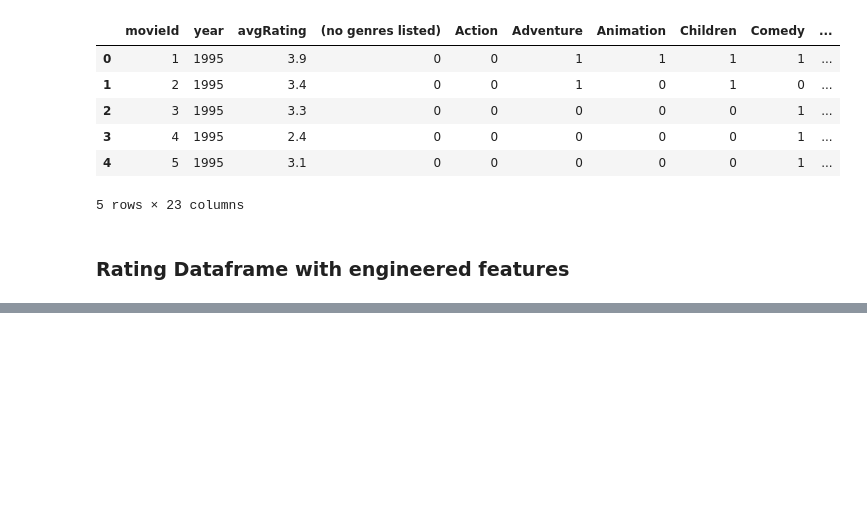
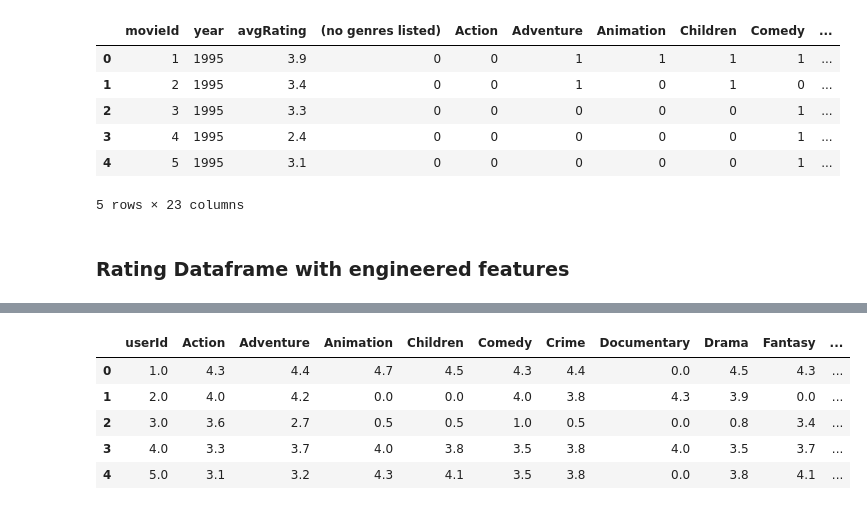
Before and after one commit to Darklaneanjana/FDM_Mini_Project, a Jupyter notebook: Movie_Recommender.ipynb, the cells around one changed output, grey strips where cells are left out. Saved outputs shown, nothing was run; the diff lists cells and outputs as text; code cells hidden in the pictures; blank space fills up the shorter version.

```diff
--- a/Movie_Recommender.ipynb
+++ b/Movie_Recommender.ipynb
@@ -136,0 +124,35 @@ rateDF
+# %%
+# Initializing the movie vector
+userVector = pd.DataFrame(columns= ['userId'] + list(cols[4:]))
+# %%
+# get max userId
+n = rateDF['userId'].max()
+
+# Calculating average rating for each genre for each user
+for i in range(n):
+    userId = i+1
+
+    # get all movies rated by one user
+    userMovies = rateDF.loc[rateDF['userId'] == userId]
+    userRatings = userMovies['rating'].values
+    movieIds = userMovies['movieId'].values
+    # Each movie is represented by a one hot encoding vector of genre
+    userMovies = mmovieDF.loc[mmovieDF['movieId'].isin(movieIds)]
+
+    # Calculating average rating for each genre for each user
+    userMovies = userMovies.iloc[:,1:].multiply(userRatings, axis="index").replace(0, np.NaN)
+    userVec = userMovies.mean(axis=0).fillna(0)
+    userVec['userId'] = userId
+
+    # appending row to userVector dataframe
+    userVector = pd.concat([userVector, userVec.to_frame().T], ignore_index=True, )
+
+del mmovieDF
+userVector.head()
+# %% [output]
+|  | userId | Action | Adventure | Animation | Children | Comedy | Crime | Documentary | Drama | Fantasy | ... |
+| 0 | 1.0 | 4.3 | 4.4 | 4.7 | 4.5 | 4.3 | 4.4 | 0.0 | 4.5 | 4.3 | ... |
+| 1 | 2.0 | 4.0 | 4.2 | 0.0 | 0.0 | 4.0 | 3.8 | 4.3 | 3.9 | 0.0 | ... |
+| 2 | 3.0 | 3.6 | 2.7 | 0.5 | 0.5 | 1.0 | 0.5 | 0.0 | 0.8 | 3.4 | ... |
+| 3 | 4.0 | 3.3 | 3.7 | 4.0 | 3.8 | 3.5 | 3.8 | 4.0 | 3.5 | 3.7 | ... |
+| 4 | 5.0 | 3.1 | 3.2 | 4.3 | 4.1 | 3.5 | 3.8 | 0.0 | 3.8 | 4.1 | ... |
```
Also changed, not shown: parts of 12 cells of this notebook, 1 other file.
